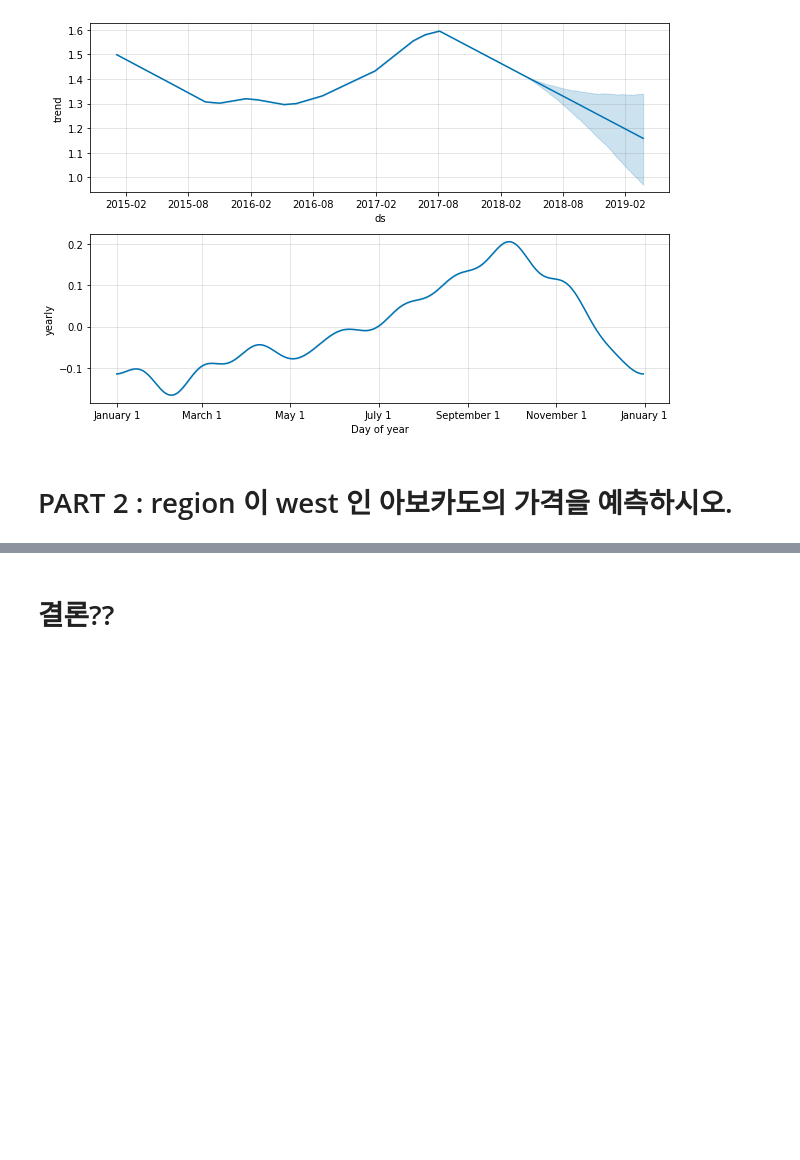
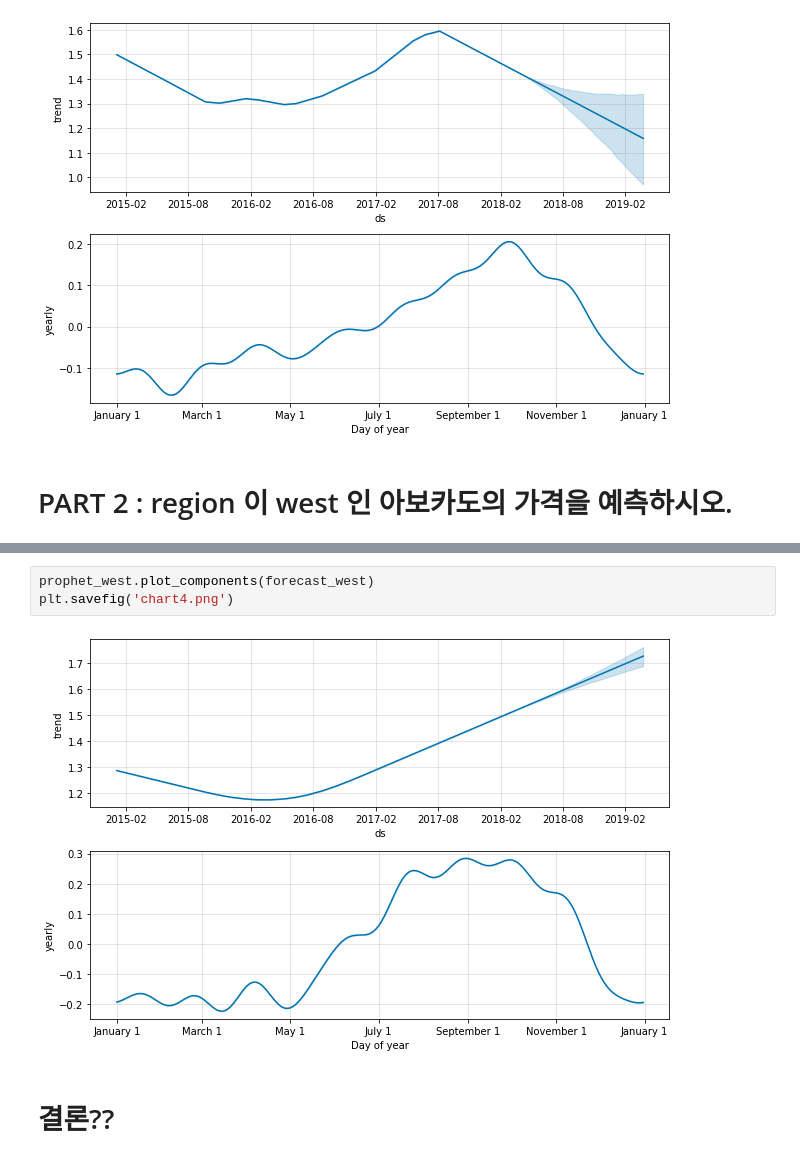
Before and after one commit to leopard4/yh-k3, a Jupyter notebook: 딥러닝강의파일/16_Avocado_Prices_Prediction.ipynb, the cells around one changed output, grey strips where cells are left out. Drawn from its saved outputs; the diff is of its cells as text; blank space fills up the shorter version.

```diff
--- a/딥러닝강의파일/16_Avocado_Prices_Prediction.ipynb
+++ b/딥러닝강의파일/16_Avocado_Prices_Prediction.ipynb
@@ -282,2 +355,7 @@ avocado_df_sample =
+# %%
+prophet_west.plot_components(forecast_west)
+plt.savefig('chart4.png')
+# %% [output]
+[figure, added]
 # %% [markdown]
 # 결론??
```
Also changed, not shown: parts of 11 cells of this notebook.
